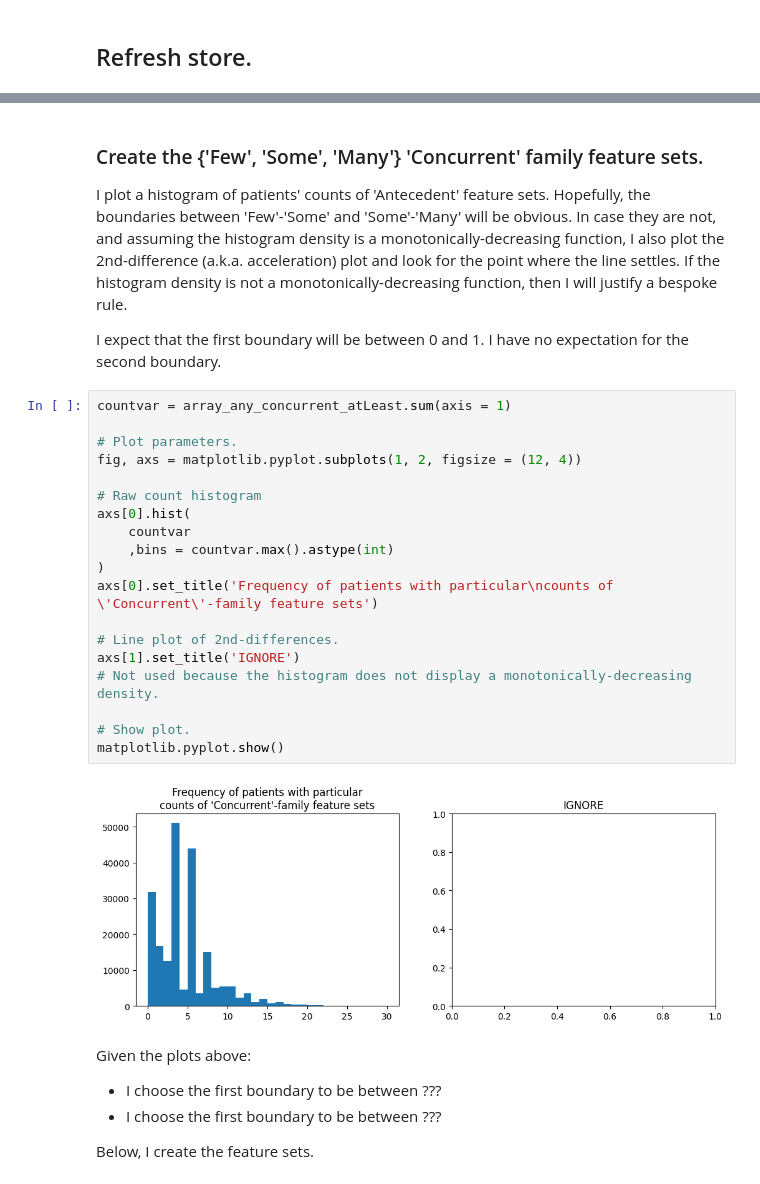
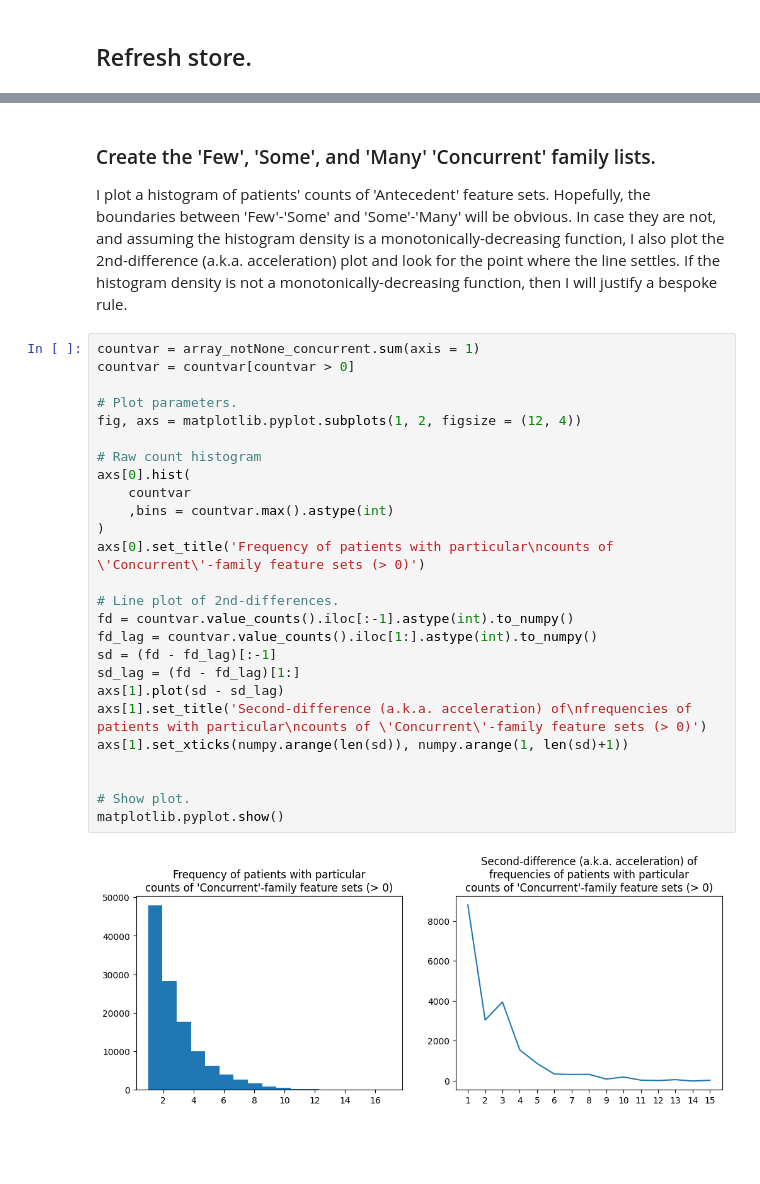
Before and after one commit to ConnectedBradford/c-mcinerney-workspace, a Jupyter notebook: UNSEEN_create_feature_sets_appendix3.ipynb, the cells around one changed output, grey strips where cells are left out. Saved outputs shown, nothing was run; the diff lists cells and outputs as text; blank space fills up the shorter version.

```diff
--- a/UNSEEN_create_feature_sets_appendix3.ipynb
+++ b/UNSEEN_create_feature_sets_appendix3.ipynb
@@ -219,33 +215,32 @@ any_concurrent_atLeast = array_any_concurrent_atLeast.any(True)
 # %% [markdown]
-### Create the {'Few', 'Some', 'Many'} 'Concurrent' family feature sets.
+### Create the 'Few', 'Some', and 'Many' 'Concurrent' family lists.
 
 I plot a histogram of patients' counts of 'Antecedent' feature sets. Hopefully, the boundaries between 'Few'-'Some' and 'Some'-'Many' will be obvious. In case they are not, and assuming the histogram density is a monotonically-decreasing function, I also plot the 2nd-difference (a.k.a. acceleration) plot and look for the point where the line settles. If the histogram density is not a monotonically-decreasing function, then I will justify a bespoke rule.
-
-I expect that the first boundary will be between 0 and 1. I have no expectation for the second boundary.
 # %%
-countvar = array_any_concurrent_atLeast.sum(axis = 1)
+countvar = array_notNone_concurrent.sum(axis = 1)
+countvar = countvar[countvar > 0]
 
 # Plot parameters.
 fig, axs = matplotlib.pyplot.subplots(1, 2, figsize = (12, 4))
 
 # Raw count histogram
 axs[0].hist(
     countvar
     ,bins = countvar.max().astype(int)
 )
-axs[0].set_title('Frequency of patients with particular\ncounts of \'Concurrent\'-family feature sets')
+axs[0].set_title('Frequency of patients with particular\ncounts of \'Concurrent\'-family feature sets (> 0)')
 
 # Line plot of 2nd-differences.
-axs[1].set_title('IGNORE')
-# Not used because the histogram does not display a monotonically-decreasing density.
+fd = countvar.value_counts().iloc[:-1].astype(int).to_numpy()
+fd_lag = countvar.value_counts().iloc[1:].astype(int).to_numpy()
+sd = (fd - fd_lag)[:-1]
+sd_lag = (fd - fd_lag)[1:]
+axs[1].plot(sd - sd_lag)
+axs[1].set_title('Second-difference (a.k.a. acceleration) of\nfrequencies of patients with particular\ncounts of \'Concurrent\'-family feature sets (> 0)')
+axs[1].set_xticks(numpy.arange(len(sd)), numpy.arange(1, len(sd)+1))
+
 
 # Show plot.
 matplotlib.pyplot.show()
 # %% [output]
-[figure, old version]
+[figure, new version]
-# %% [markdown]
-Given the plots above:
-- I choose the first boundary to be between ???
-- I choose the first boundary to be between ???
-
-Below, I create the feature sets.
```
Also changed, not shown: parts of 56 cells of this notebook, 2 other files.
